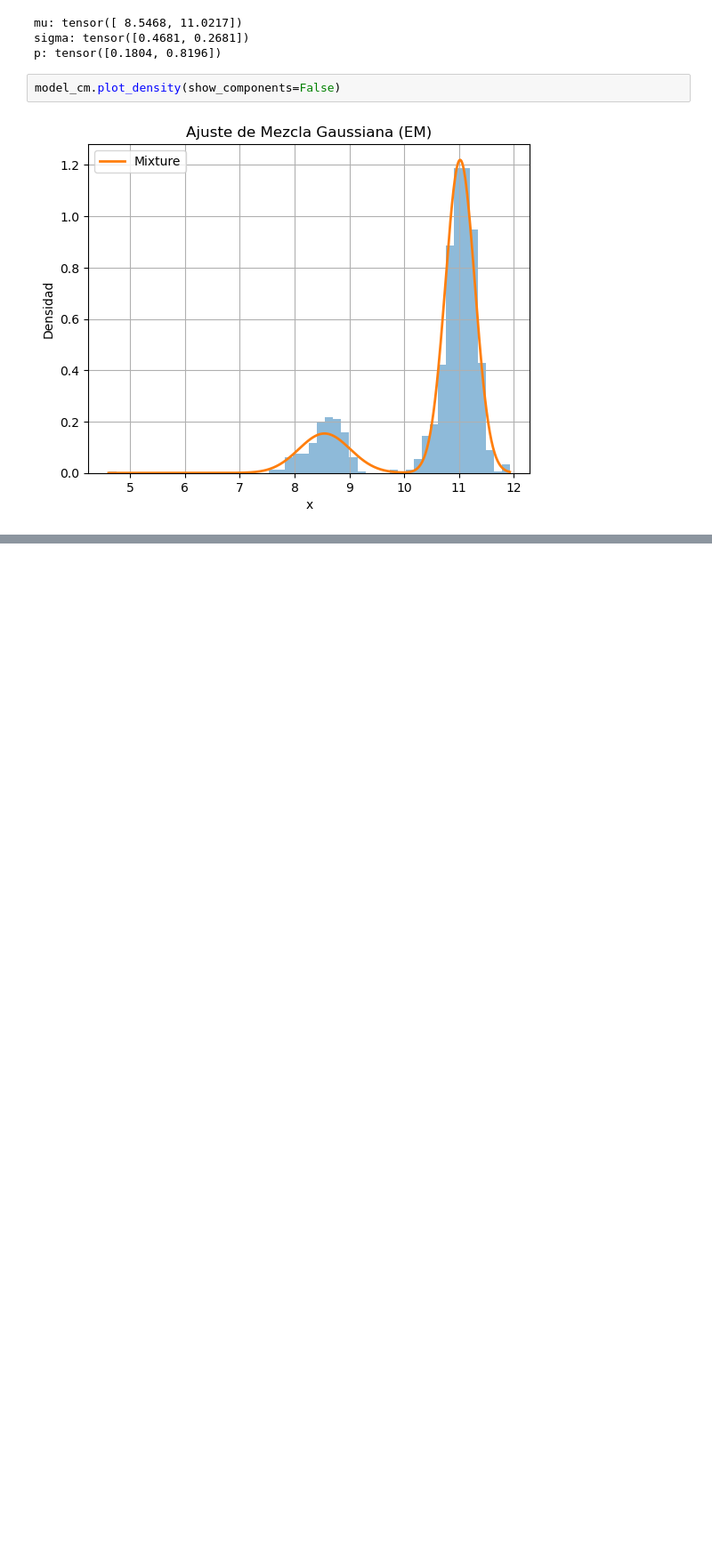
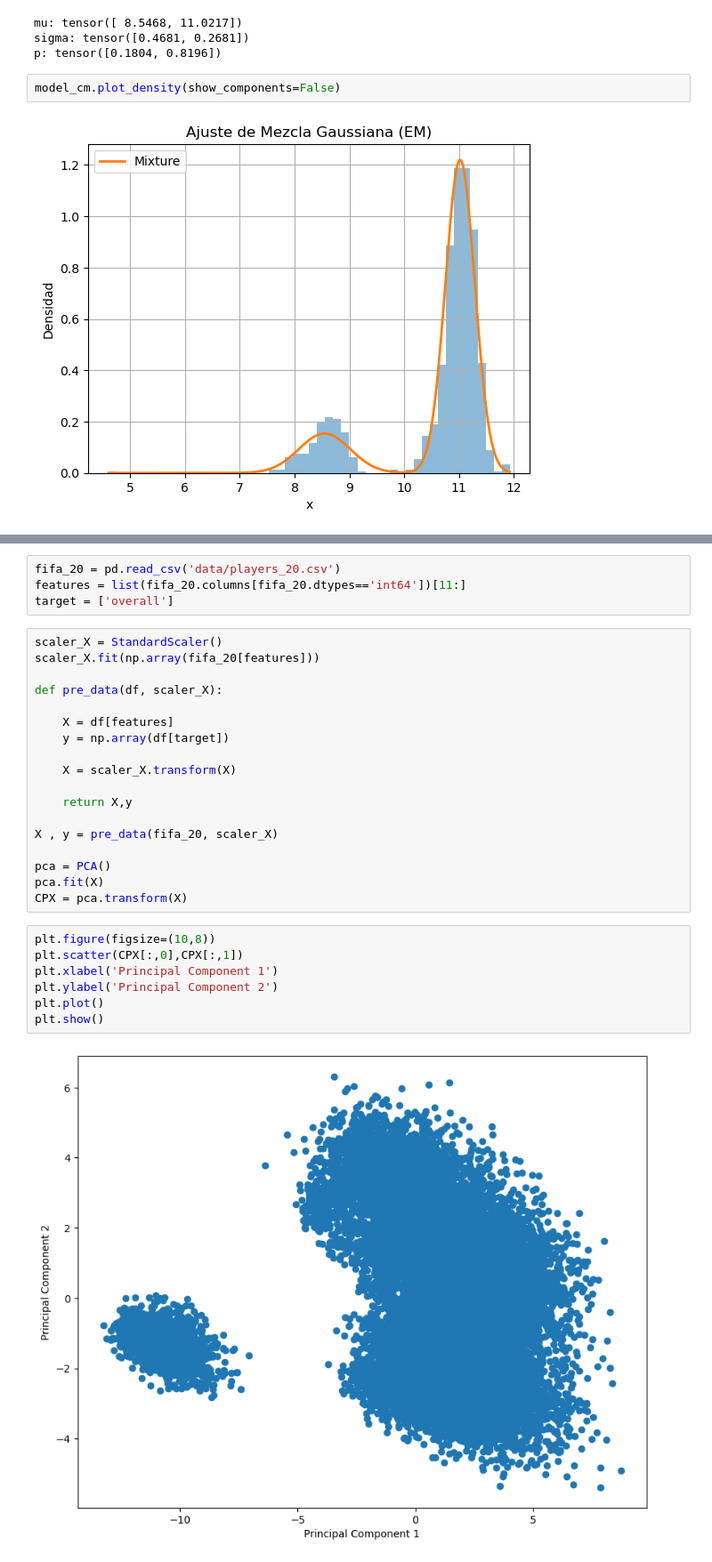
Before and after one commit to yaelrsc/Computaci-n-estad-stica-2026-2, a Jupyter notebook: Stochastic Optimization/EM.ipynb, the cells around one changed output, grey strips where cells are left out. Shown at 89% size. Cells and saved outputs as stored; diff of their text form; blank space fills up the shorter version.

```diff
--- a/Stochastic Optimization/EM.ipynb
+++ b/Stochastic Optimization/EM.ipynb
@@ -263,0 +457,31 @@ model_cm.plot_density(show_components=False)
+# %%
+fifa_20 = pd.read_csv('data/players_20.csv')
+features = list(fifa_20.columns[fifa_20.dtypes=='int64'])[11:]
+target = ['overall']
+# %%
+scaler_X = StandardScaler()
+scaler_X.fit(np.array(fifa_20[features]))
+
+def pre_data(df, scaler_X):
+
+    X = df[features]
+    y = np.array(df[target])
+
+    X = scaler_X.transform(X)
+
+    return X,y
+
+X , y = pre_data(fifa_20, scaler_X)
+
+pca = PCA()
+pca.fit(X)
+CPX = pca.transform(X)
+# %%
+plt.figure(figsize=(10,8))
+plt.scatter(CPX[:,0],CPX[:,1])
+plt.xlabel('Principal Component 1')
+plt.ylabel('Principal Component 2')
+plt.plot()
+plt.show()
+# %% [output]
+[figure, added]
```
Also changed, not shown: parts of 20 cells of this notebook, 3 other files.
